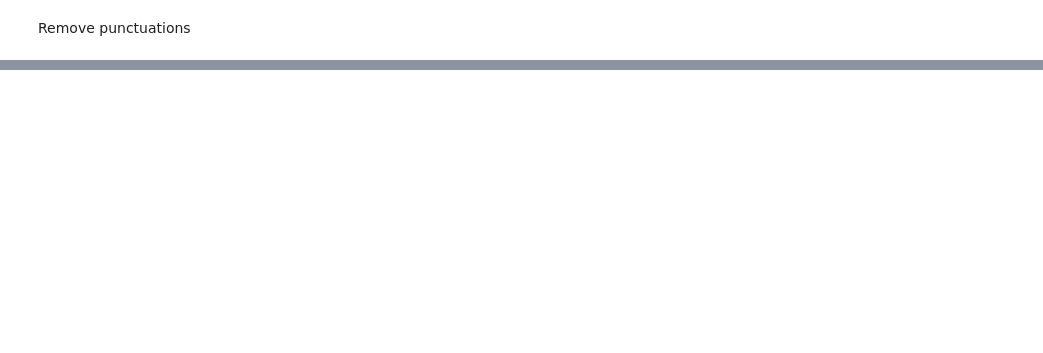
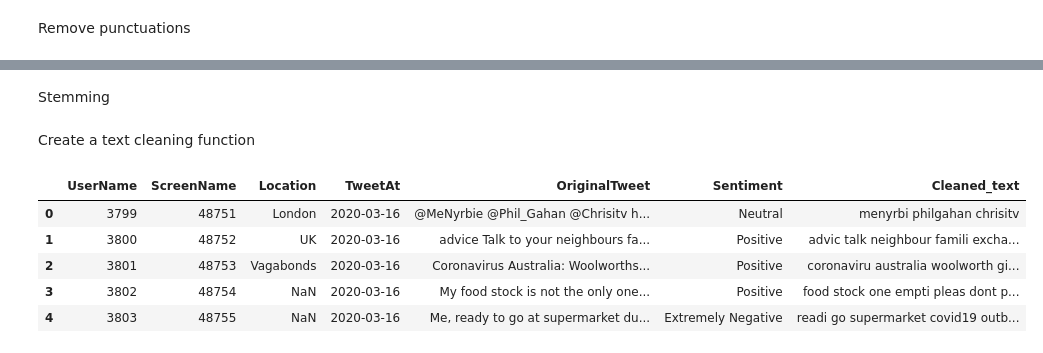
Before and after one commit to tnbsuntae/Twitter_Sentiment_Analysis_Project, a Jupyter notebook: project.ipynb, the cells around one changed output, grey strips where cells are left out. Cells and saved outputs as stored; diff of their text form; code cells hidden in the pictures; blank space fills up the shorter version.

```diff
--- a/project.ipynb
+++ b/project.ipynb
@@ -197,5 +178,5 @@ Remove punctuations
 # %%
 exclude=string.punctuation
 
-def remove_punc1(text):
+def remove_punc(text):
     return text.translate(str.maketrans('','',exclude))
@@ -201,0 +185,12 @@ def remove_punc1(text):
+# %%
+def remove_stopwords(text):
+    new_text=[]
+    for word in text.split():
+        if word in stopwords.words('english'):
+            new_text.append('')
+        else:
+            new_text.append(word)
+
+    x=new_text[:]
+    new_text.clear()
+    return " ".join(x)
@@ -210,3 +207,31 @@ def remove_emoji(text):
                               u"\U00002FC2-\U0001F251"
                              "]+",flags=re.UNICODE)
     return emoji_pattern.sub(r'',text)
+# %% [markdown]
+Stemming
+# %%
+ps=PorterStemmer()
+def stem_words(text):
+    return " ".join([ps.stem(word) for word in text.split()])
+# %% [markdown]
+Create a text cleaning function
+# %%
+def clean_text(text):
+    text = text.lower()
+    text = remove_html_tags(text)
+    text = remove_url(text)
+    text = remove_punc(text)
+    text = remove_stopwords(text)
+    text = remove_emoji(text)
+    text = stem_words(text)
+    return text
+# %%
+train_df['Cleaned_text'] = train_df['OriginalTweet'].apply(clean_text)
+train_df.head()
+# %% [output]
+|  | UserName | ScreenName | Location | TweetAt | OriginalTweet | Sentiment | Cleaned_text |
+| 0 | 3799 | 48751 | London | 2020-03-16 | @MeNyrbie @Phil_Gahan @Chrisitv h... | Neutral | menyrbi philgahan chrisitv |
+| 1 | 3800 | 48752 | UK | 2020-03-16 | advice Talk to your neighbours fa... | Positive | advic talk neighbour famili excha... |
+| 2 | 3801 | 48753 | Vagabonds | 2020-03-16 | Coronavirus Australia: Woolworths... | Positive | coronaviru australia woolworth gi... |
+| 3 | 3802 | 48754 | NaN | 2020-03-16 | My food stock is not the only one... | Positive | food stock one empti pleas dont p... |
+| 4 | 3803 | 48755 | NaN | 2020-03-16 | Me, ready to go at supermarket du... | Extremely Negative | readi go supermarket covid19 outb... |
```
Also changed, not shown: parts of 9 cells of this notebook.
